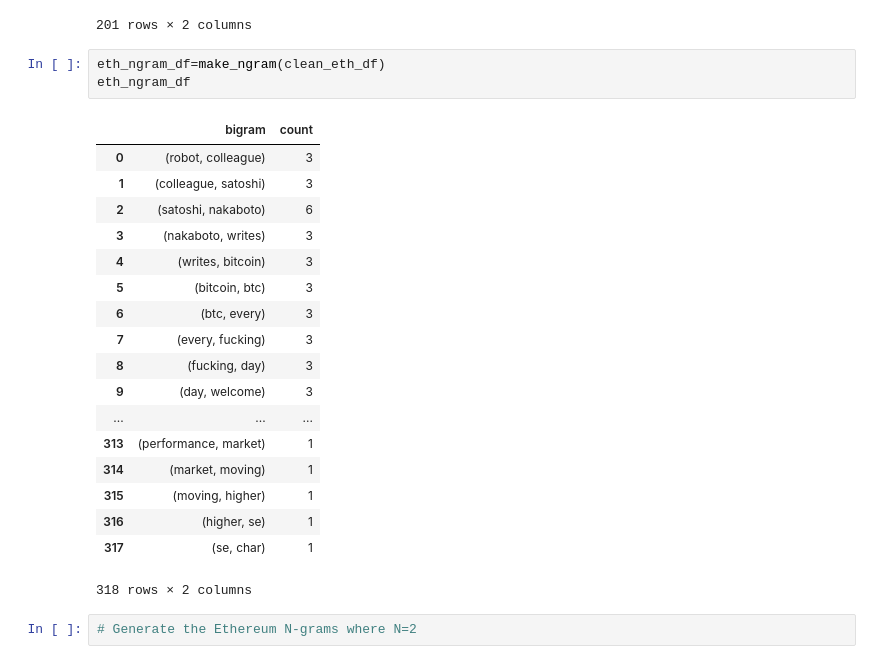
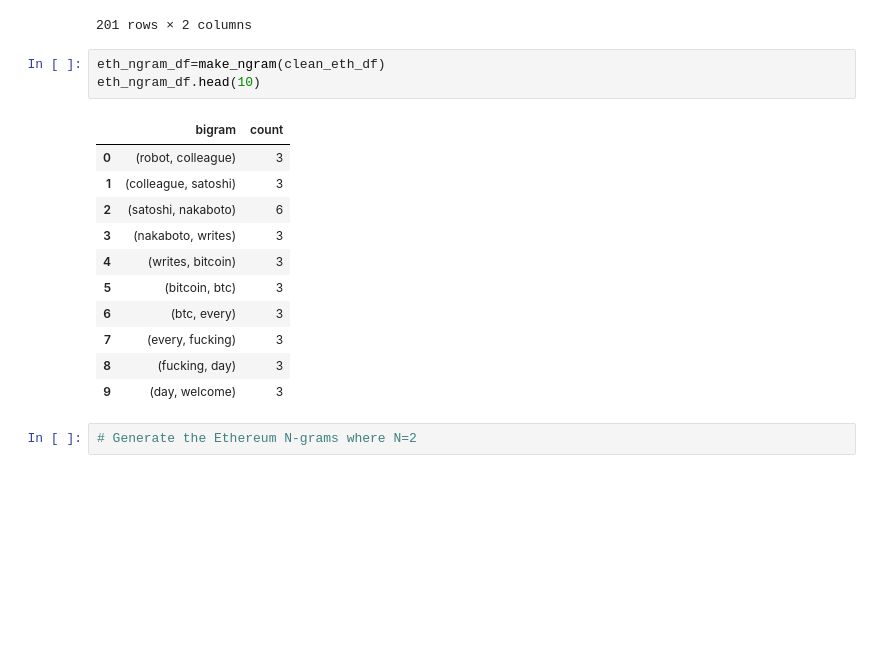
Before and after one commit to dbrims/NLP, a Jupyter notebook: Starter_Code/crypto_sentiment.ipynb, the cells around one changed output. Saved outputs shown, nothing was run; the diff lists cells and outputs as text; blank space fills up the shorter version.

```diff
--- a/Starter_Code/crypto_sentiment.ipynb
+++ b/Starter_Code/crypto_sentiment.ipynb
@@ -239,26 +239,19 @@ bit_ngram_df
 201 rows × 2 columns
 # %%
 eth_ngram_df=make_ngram(clean_eth_df)
-eth_ngram_df
+eth_ngram_df.head(10)
 # %% [output]
 |  | bigram | count |
 | 0 | (robot, colleague) | 3 |
 | 1 | (colleague, satoshi) | 3 |
 | 2 | (satoshi, nakaboto) | 6 |
 | 3 | (nakaboto, writes) | 3 |
 | 4 | (writes, bitcoin) | 3 |
 | 5 | (bitcoin, btc) | 3 |
 | 6 | (btc, every) | 3 |
 | 7 | (every, fucking) | 3 |
 | 8 | (fucking, day) | 3 |
 | 9 | (day, welcome) | 3 |
-| ... | ... | ... |
-| 313 | (performance, market) | 1 |
-| 314 | (market, moving) | 1 |
-| 315 | (moving, higher) | 1 |
-| 316 | (higher, se) | 1 |
-| 317 | (se, char) | 1 |
-318 rows × 2 columns
 # %%
 # Generate the Ethereum N-grams where N=2
 # %%
```
Also changed, not shown: parts of 6 cells of this notebook, 1 other file.
